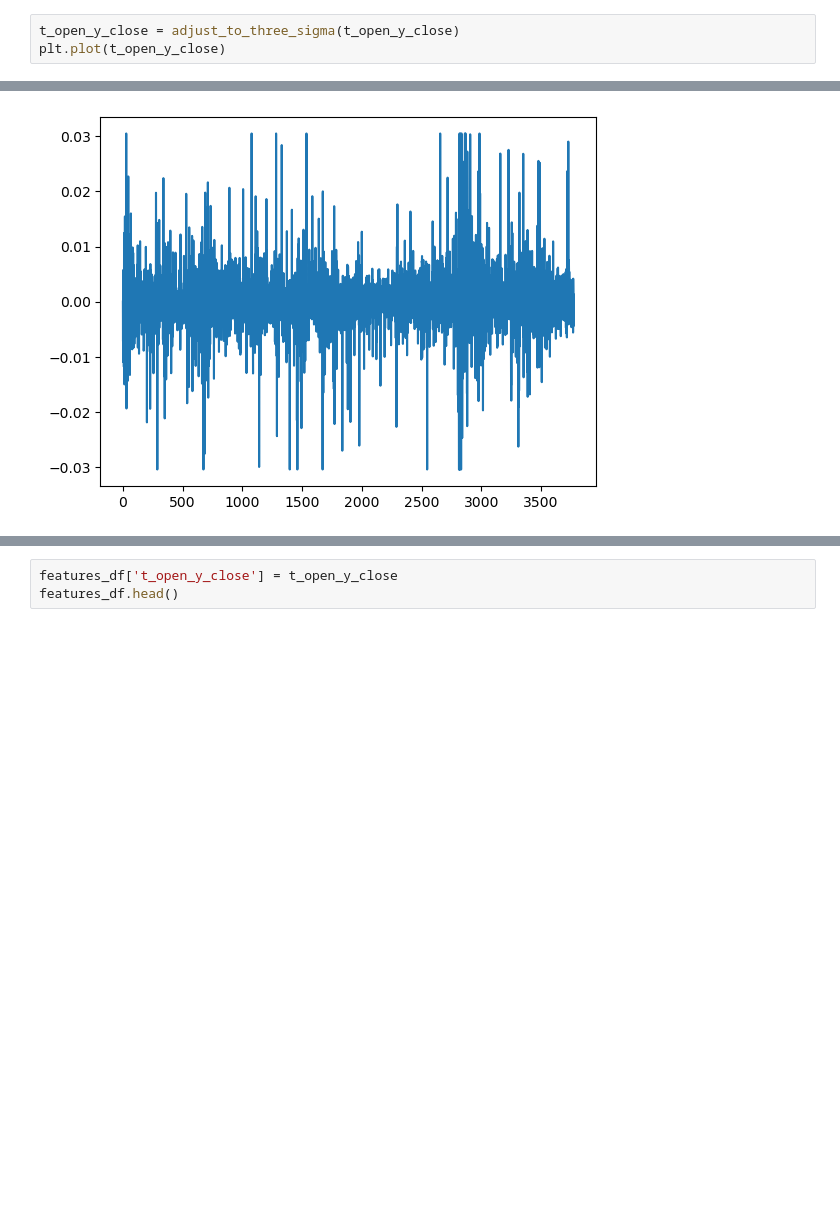
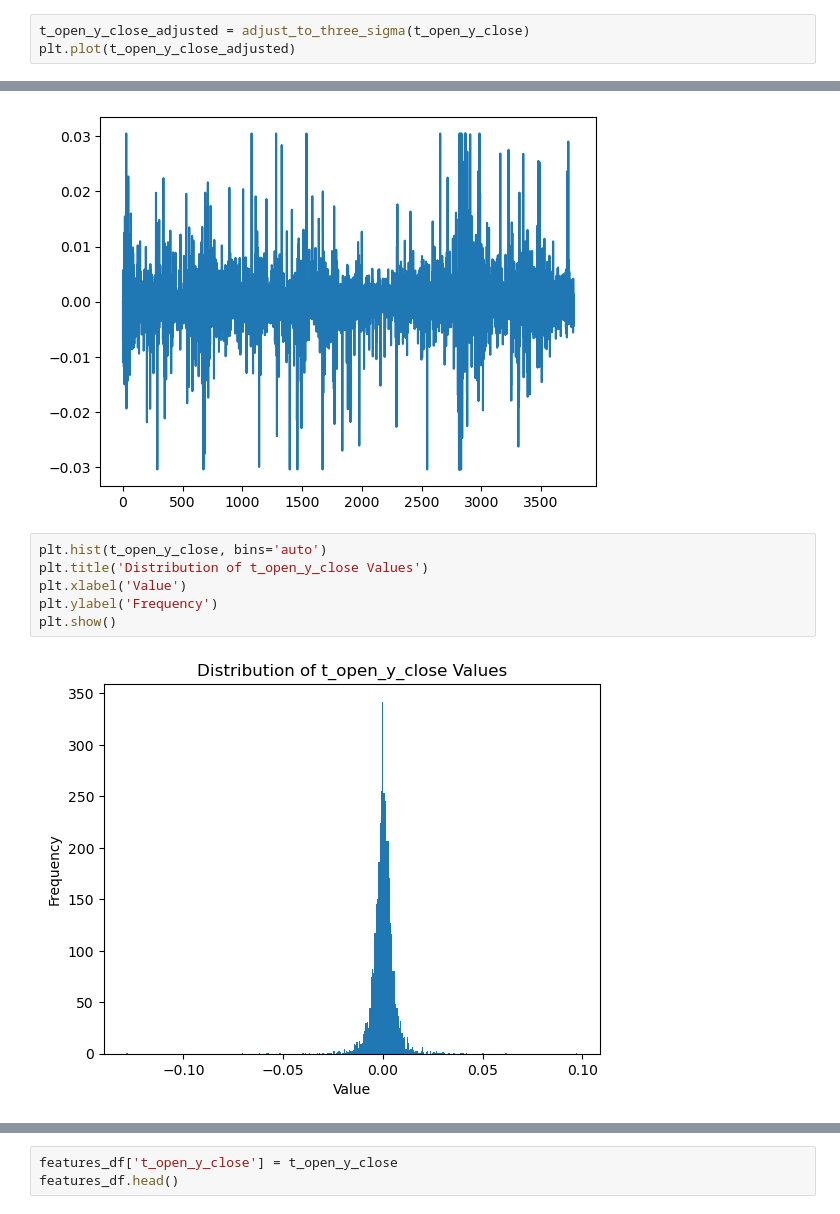
Before and after one commit to Frederik135/NN_Forecasting, a Jupyter notebook: preprocessing.ipynb, the cells around one changed output, grey strips where cells are left out. Saved outputs shown, nothing was run; the diff lists cells and outputs as text; blank space fills up the shorter version.

```diff
--- a/preprocessing.ipynb
+++ b/preprocessing.ipynb
@@ -108,8 +114,16 @@ plt.plot(t_open_y_close)
 [<matplotlib.lines.Line2D at 0x...>]
 [figure]
 # %%
-t_open_y_close = adjust_to_three_sigma(t_open_y_close)
-plt.plot(t_open_y_close)
+t_open_y_close_adjusted = adjust_to_three_sigma(t_open_y_close)
+plt.plot(t_open_y_close_adjusted)
 # %% [output]
 [<matplotlib.lines.Line2D at 0x...>]
 [figure]
+# %%
+plt.hist(t_open_y_close, bins='auto')
+plt.title('Distribution of t_open_y_close Values')
+plt.xlabel('Value')
+plt.ylabel('Frequency')
+plt.show()
+# %% [output]
+[figure, added]
```
Also changed, not shown: parts of 30 cells of this notebook, 1 other file.
